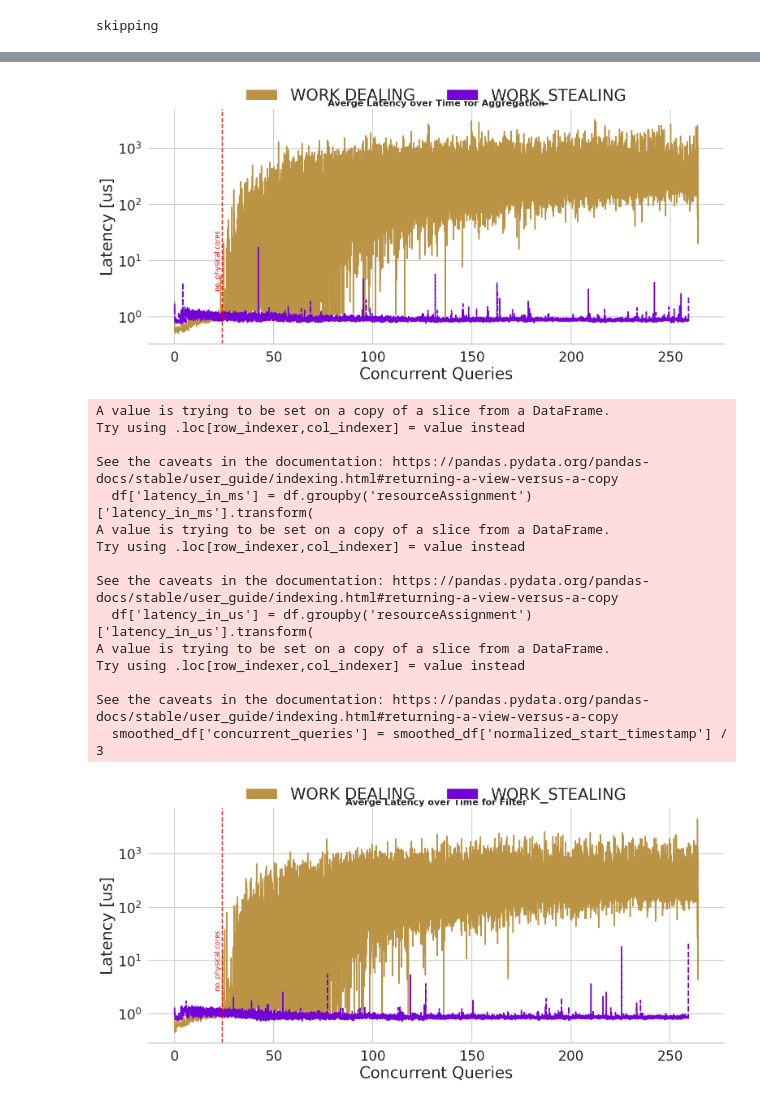
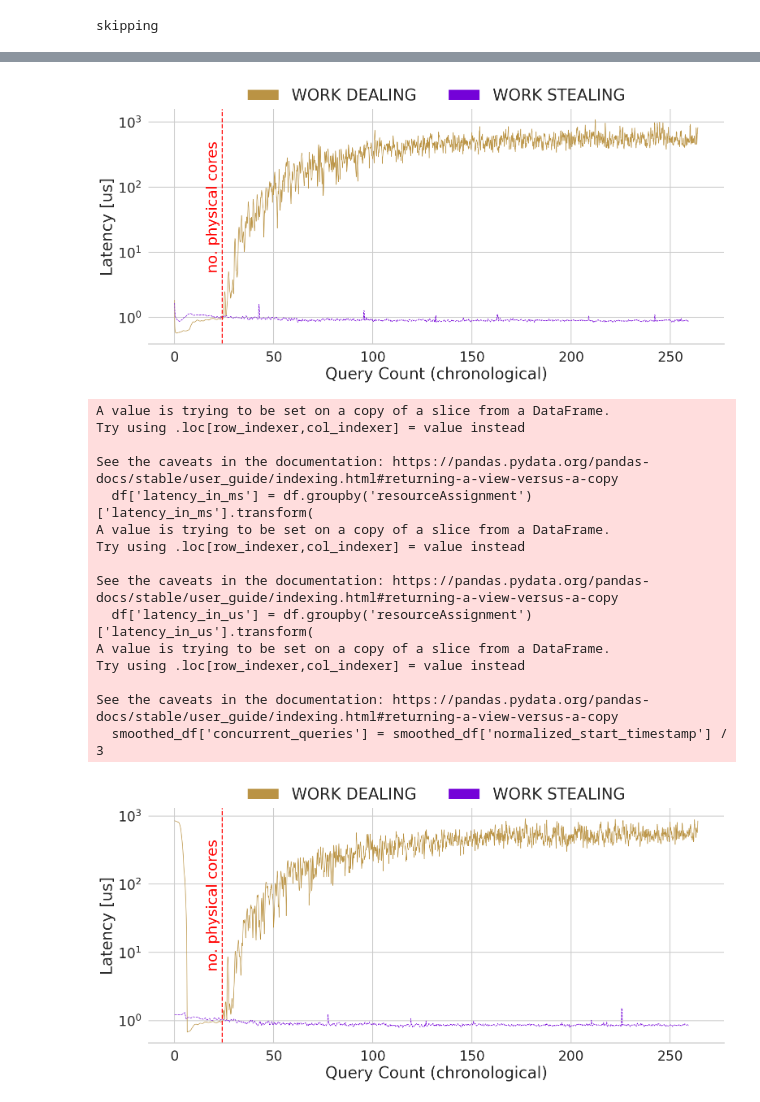
Before and after one commit to keyseven123/engine-statemanagement-paper, a Jupyter notebook: scripts/benchmarking/work-dealing/work-dealing-fixed/plots/WorkDealing_vs_Stealing_Fixed.ipynb, the cells around one changed output, grey strips where cells are left out. Cells and saved outputs as stored; diff of their text form; code cells hidden in the pictures.

```diff
--- a/scripts/benchmarking/work-dealing/work-dealing-fixed/plots/WorkDealing_vs_Stealing_Fixed.ipynb
+++ b/scripts/benchmarking/work-dealing/work-dealing-fixed/plots/WorkDealing_vs_Stealing_Fixed.ipynb
@@ -6,7 +6,7 @@ import matplotlib.pyplot as plt
 import numpy as np
 import os
 from matplotlib.patches import Patch
-
+from matplotlib.colors import LinearSegmentedColormap
 
 # Set the style for the plots
 sns.set_style("whitegrid")
@@ -23,17 +23,33 @@ def smooth_throughput(df, window_size=5):
 output_dir = 'work_dealing_stealing_fixed'
 os.makedirs(output_dir, exist_ok=True)
 
+
+color1 = "#ba9344"  # gold/brown
+color2 = "#7402d8"  # purple
+
+# Create a custom colormap with shades of both colors
+colors = [
+    color1,  # start with gold/brown
+    "#c4a05a",  # lighter gold
+    "#a68a4d",  # darker gold
+    "#8a6ba0",  # mix toward purple
+    "#6b4ca0",  # more purple
+    "#4d2d90",  # darker purple
+    color2,    # end with purple
+]
+
 custom_palette = ["#ba9344", "#7402d8"]
 legend_handles = [
     Patch(facecolor=custom_palette[0], label='WORK_DEALING_NEW_QUEUE_AND_THREAD'),
     Patch(facecolor=custom_palette[1], label='WORK_STEALING')
 ]
 hue_order = ['WORK_DEALING_NEW_QUEUE_AND_THREAD', 'WORK_STEALING']
-labels = ['WORK DEALING', 'WORK_STEALING']
+labels = ['WORK DEALING', 'WORK STEALING']
 
 
 df = pd.read_csv("throughput_results_nebulastream_concat.csv")
 df['normalized_timestamp'] = df['normalized_timestamp'] / 1000
+df['query_resourceAssignment'] = df['query'].astype(str) + "_" + df['resourceAssignment'].astype(str)
 df
 # %% [output]
 |  | normalized_timestamp | query_id | throughput | bufferSizeInBytes | buffersInGlobalBufferManager | executionMode | ... |
@@ -243,6 +259,7 @@ df['normalized_start_timestamp'] = df['normalized_start_timestamp'] / 1000
 df['normalized_end_timestamp'] = df['normalized_end_timestamp'] / 1000
 df['latency_in_ms'] = df['latency'] * 1000
 df['latency_in_us'] = df['latency'] * 1000 * 1000
+df['query_resourceAssignment'] = df['query'].astype(str) + "_" + df['resourceAssignment'].astype(str)
 df
 # %% [output]
 |  | query_id | number_of_tasks | normalized_start_timestamp | normalized_end_timestamp | latency | bufferSizeInBytes | ... |
@@ -282,21 +346,21 @@ for query in queries:
     first_timestamps = df[df['query'] == query].groupby('query_id')['normalized_start_timestamp'].min().tolist()
 
     # Smooth the throughput data
-    smoothed_df = smooth_latency(query_df, 50)
+    smoothed_df = smooth_latency(query_df, 1000)
 
     # Divide the values by 3, as we start a new query every 3 seconds
     smoothed_df['concurrent_queries'] = smoothed_df['normalized_start_timestamp'] / 3
 
     # Plot the smoothed data with enhanced styling
-    ax = sns.lineplot(data=smoothed_df, x='concurrent_queries', y='latency_in_us', hue='resourceAssignment', style='resourceAssignment', palette=custom_palette, hue_order=hue_order, linewidth=2.5)
+    ax = sns.lineplot(data=smoothed_df, x='concurrent_queries', y='latency_in_us', hue='resourceAssignment', style='resourceAssignment', palette=custom_palette, hue_order=hue_order, linewidth=1)
     # Draw a vertical line at x = 24
     plt.axvline(x=24, color='red', linestyle='--', linewidth=2)
 
     # Add text to the vertical line
-    plt.text(20.1, 10, 'no. physical cores', color='red', rotation=90, verticalalignment='center', fontsize=12)
+    plt.text(16, 50, 'no. physical cores', color='red', rotation=90, verticalalignment='center', fontsize=26)
 
-    plt.title(f'Averge Latency over Time for {str(query).capitalize()}', fontsize=16, fontweight='bold')
-    plt.xlabel('Concurrent Queries', fontsize=28)
+    #plt.title(f'Averge Latency over Time for {str(query).capitalize()}', fontsize=16, fontweight='bold')
+    plt.xlabel('Query Count (chronological)', fontsize=28)
     plt.xticks(rotation=0, fontsize=24)
     plt.yticks(rotation=0, fontsize=24)
     plt.ylabel('Latency [us]', fontsize=28)
@@ -314,35 +378,35 @@ for query in queries:
 A value is trying to be set on a copy of a slice from a DataFrame.
 Try using .loc[row_indexer,col_indexer] = value instead
 
 See the caveats in the documentation: https://pandas.pydata.org/pandas-docs/stable/user_guide/indexing.html#returning-a-view-versus-a-copy
   df['latency_in_ms'] = df.groupby('resourceAssignment')['latency_in_ms'].transform(
 A value is trying to be set on a copy of a slice from a DataFrame.
 Try using .loc[row_indexer,col_indexer] = value instead
 
 See the caveats in the documentation: https://pandas.pydata.org/pandas-docs/stable/user_guide/indexing.html#returning-a-view-versus-a-copy
   df['latency_in_us'] = df.groupby('resourceAssignment')['latency_in_us'].transform(
 A value is trying to be set on a copy of a slice from a DataFrame.
 Try using .loc[row_indexer,col_indexer] = value instead
 
 See the caveats in the documentation: https://pandas.pydata.org/pandas-docs/stable/user_guide/indexing.html#returning-a-view-versus-a-copy
   smoothed_df['concurrent_queries'] = smoothed_df['normalized_start_timestamp'] / 3
-[figure, old version]
+[figure, new version]
 A value is trying to be set on a copy of a slice from a DataFrame.
 Try using .loc[row_indexer,col_indexer] = value instead
 
 See the caveats in the documentation: https://pandas.pydata.org/pandas-docs/stable/user_guide/indexing.html#returning-a-view-versus-a-copy
   df['latency_in_ms'] = df.groupby('resourceAssignment')['latency_in_ms'].transform(
 A value is trying to be set on a copy of a slice from a DataFrame.
 Try using .loc[row_indexer,col_indexer] = value instead
 
 See the caveats in the documentation: https://pandas.pydata.org/pandas-docs/stable/user_guide/indexing.html#returning-a-view-versus-a-copy
   df['latency_in_us'] = df.groupby('resourceAssignment')['latency_in_us'].transform(
 A value is trying to be set on a copy of a slice from a DataFrame.
 Try using .loc[row_indexer,col_indexer] = value instead
 
 See the caveats in the documentation: https://pandas.pydata.org/pandas-docs/stable/user_guide/indexing.html#returning-a-view-versus-a-copy
   smoothed_df['concurrent_queries'] = smoothed_df['normalized_start_timestamp'] / 3
-[figure, old version]
+[figure, new version]
 # %%
 df['normalized_start_timestamp'] = pd.to_datetime(df['normalized_start_timestamp'], unit='s')
 df
```
Also changed, not shown: parts of 5 cells of this notebook, 24 other files.
